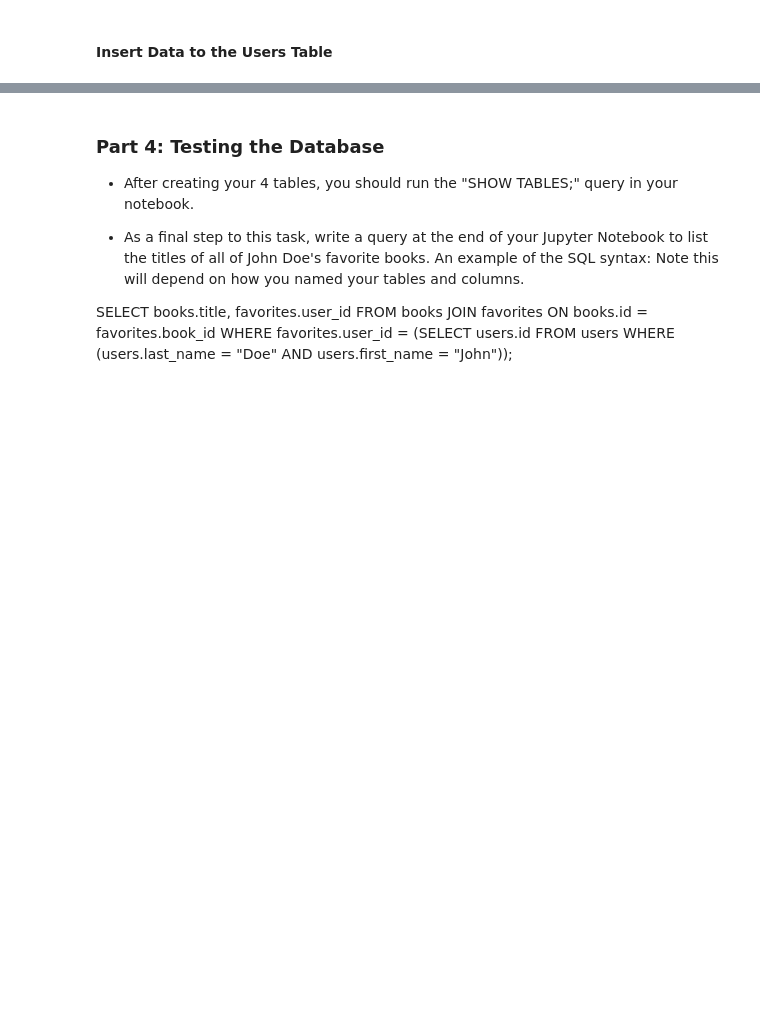
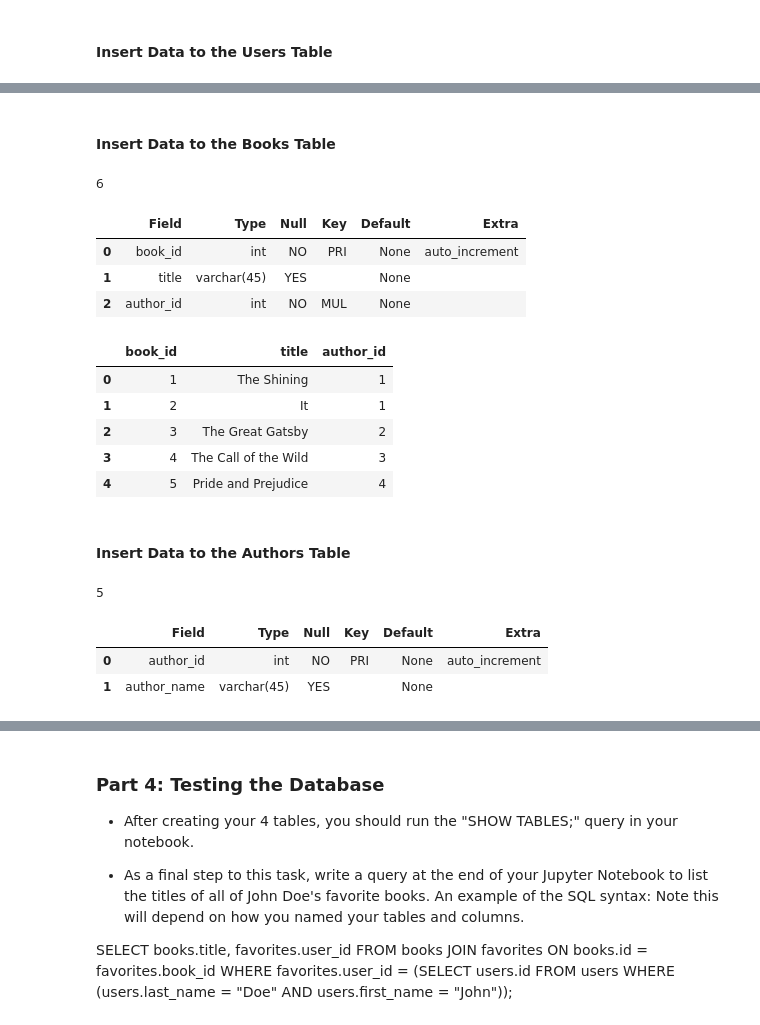
Before and after one commit to ruelanthonyb/Books--Core-, a Jupyter notebook: Books (Core).ipynb, the cells around one changed output, grey strips where cells are left out. Cells and saved outputs as stored; diff of their text form; code cells hidden in the pictures; blank space fills up the shorter version.

```diff
--- a/Books (Core).ipynb
+++ b/Books (Core).ipynb
@@ -320,0 +316,48 @@ pd.read_sql(q,conn)
+# %% [markdown]
+#### Insert Data to the Books Table
+# %%
+# Inserting Data into the Books Table
+books_data.to_sql("books",conn,index=False, if_exists='append')
+# %% [output]
+6
+# %%
+# Verify to confirm columns and data types are correct
+q = '''DESCRIBE books;'''
+describe_books_tbl = pd.read_sql(q, conn)
+describe_books_tbl
+# %% [output]
+|  | Field | Type | Null | Key | Default | Extra |
+| 0 | book_id | int | NO | PRI | None | auto_increment |
+| 1 | title | varchar(45) | YES |  | None |  |
+| 2 | author_id | int | NO | MUL | None |  |
+# %%
+# Confirm the data has been added
+q = """
+    SELECT *
+    FROM books
+    LIMIT 5;
+"""
+pd.read_sql(q,conn)
+# %% [output]
+|  | book_id | title | author_id |
+| 0 | 1 | The Shining | 1 |
+| 1 | 2 | It | 1 |
+| 2 | 3 | The Great Gatsby | 2 |
+| 3 | 4 | The Call of the Wild | 3 |
+| 4 | 5 | Pride and Prejudice | 4 |
+# %% [markdown]
+#### Insert Data to the Authors Table
+# %%
+# Inserting Data into the Authors Table
+authors_data.to_sql("authors",conn,index=False, if_exists='append')
+# %% [output]
+5
+# %%
+# Verify to confirm columns and data types are correct
+q = '''DESCRIBE authors;'''
+describe_authors_tbl = pd.read_sql(q, conn)
+describe_authors_tbl
+# %% [output]
+|  | Field | Type | Null | Key | Default | Extra |
+| 0 | author_id | int | NO | PRI | None | auto_increment |
+| 1 | author_name | varchar(45) | YES |  | None |  |
```
Also changed, not shown: parts of 22 cells of this notebook, 2 other files.
